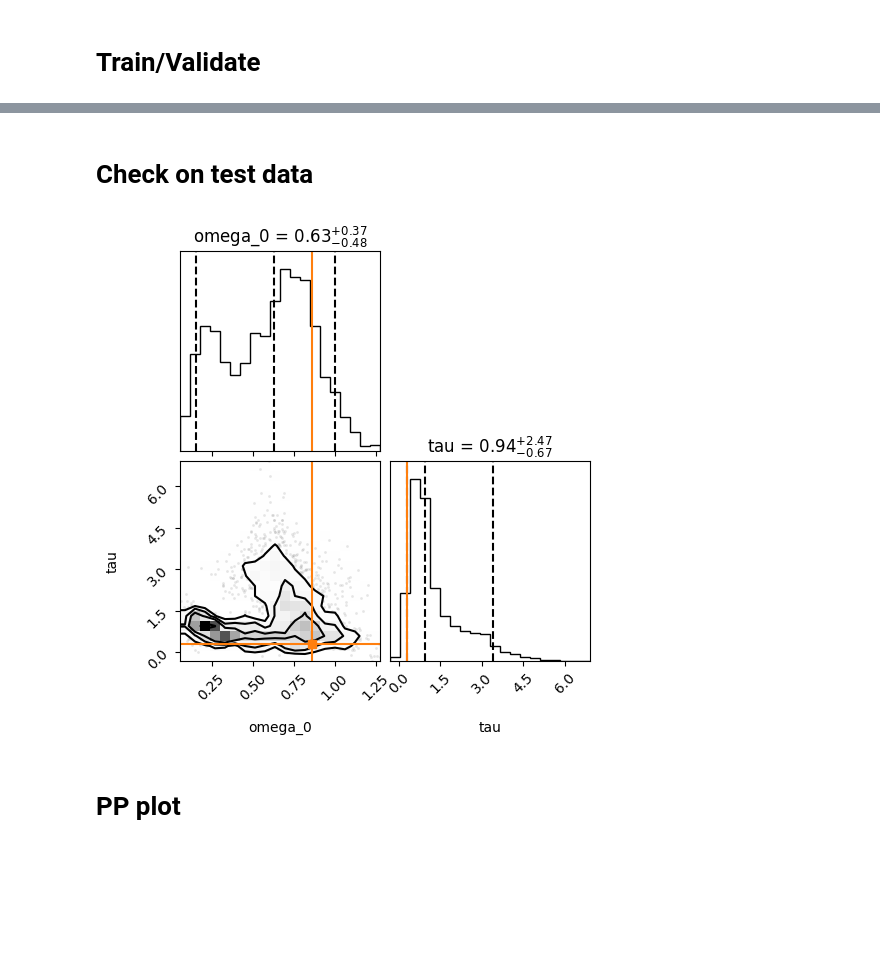
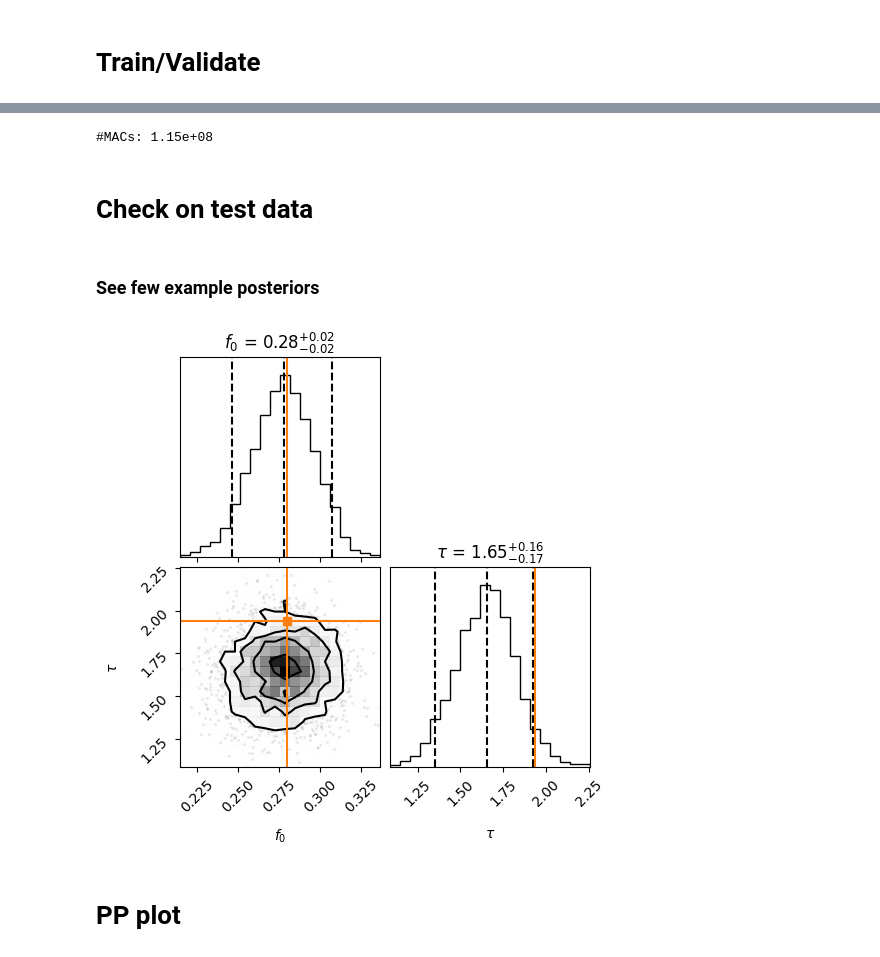
Before and after one commit to ML4GW/summer-projects-2023, a Jupyter notebook: symmetry-informed-flows/notebooks/SineGaussian/sine-gaussian-with-similarity-embedding-training.ipynb, the cells around one changed output, grey strips where cells are left out. Drawn from its saved outputs; the diff is of its cells as text; code cells hidden in the pictures; blank space fills up the shorter version.

```diff
--- a/symmetry-informed-flows/notebooks/SineGaussian/sine-gaussian-with-similarity-embedding-training.ipynb
+++ b/symmetry-informed-flows/notebooks/SineGaussian/sine-gaussian-with-similarity-embedding-training.ipynb
@@ -795,8 +754,0 @@ for name, param in similarity_embedding.named_parameters():
-# %%
-class EmbeddingNet(nn.Module):
-    """Wrapper around the similarity embedding defined above"""
-    def forward(self, x):
-        batch_size, dims = x.shape
-        x = x.reshape(batch_size, 1, dims).repeat(1, num_repeats, 1)
-        _, rep = similarity_embedding(x)
-        return rep.reshape(batch_size, 3)
@@ -803,10 +782,11 @@ class EmbeddingNet(nn.Module):
 # %%
 num_transforms = 5
-num_blocks = 2
-hidden_features = 10
+num_blocks = 4
+hidden_features = 20
 
-_, rep = similarity_embedding(data_aug)
-context_features = rep.shape[-1]
+embedding_net = EmbeddingNet().to(device)
+
+context_features = num_dim
 
 base_dist = StandardNormal([2])
 
@@ -822,7 +802,6 @@ for _ in range(num_transforms):
             use_batch_norm=False,
             use_residual_blocks=True,
             dropout_probability=0.01,
-#             integrand_net_layers=[20, 20]
         ),
         RandomPermutation(features=2)
     ]
@@ -830,6 +809,5 @@ for _ in range(num_transforms):
 
 transform = CompositeTransform(transforms)
 
-embedding_net = EmbeddingNet()
 
 flow = Flow(transform, base_dist, embedding_net).to(device=device)
@@ -941,7 +914,7 @@ scheduler = optim.lr_scheduler.SequentialLR(
 # %%
-PATH2 = './sine-gaussian-with-similarity-embedding-flow-weights.pth'
-# torch.save(flow.state_dict(), PATH2)
-flow.load_state_dict(torch.load(PATH2, map_location=device))
+flow_path = './sg-with-similarity-embedding-flow-weights.neurips.pth'
+# torch.save(flow.state_dict(), flow_path)
+flow.load_state_dict(torch.load(flow_path, map_location=device))
 flow.eval()
 # %% [output]
 Flow(
@@ -964,3 +946,8 @@ Flow(
+# %%
+num_macs_forward = profile_macs(flow._transform, args=(theta, embedded_data))
+print("#MACs: {:.2e}".format(num_macs_forward+num_macs_embed))
+# %% [output]
+#MACs: 1.15e+08
 # %% [markdown]
 # Check on test data
 # %%
@@ -992,21 +979,23 @@ def live_plot_samples(samples, truth):
     figure = corner.corner(
         samples.numpy(), quantiles=[0.05, 0.5, 0.95],
         show_titles=True,
-        labels=["omega_0", "tau",],
+        labels=["$f_0$", "$\\tau$",],
         truth=truth,
     )
 
     corner.overplot_lines(figure, truth, color="C1")
     corner.overplot_points(figure, truth[None], marker="s", color="C1")
+# %% [markdown]
+### See few example posteriors
 # %%
 for idx, (_, theta_test, data_test, data_orig) in enumerate(test_data_loader):
-    if idx % 1000 !=0: continue
+    if idx % 500 !=0: continue
     with torch.no_grad():
-        samples = flow.sample(3000, context=data_test[0][0].reshape((1, 500)))
-    live_plot_samples(samples.cpu().reshape(3000,2), theta_test[0][0].cpu()[...,0:2])
+        samples = flow.sample(3000, context=data_test[0][0].reshape((1, 1, 500)))
+    live_plot_samples(samples.cpu().reshape(3000, 2), theta_test[0][0].cpu()[..., 0:2])
     plt.show()
 # %% [output]
-[figure, old version]
+[figure, new version]
 # %% [markdown]
 # PP plot
 # %%
```
Also changed, not shown: parts of 82 cells of this notebook, 13 other files.
